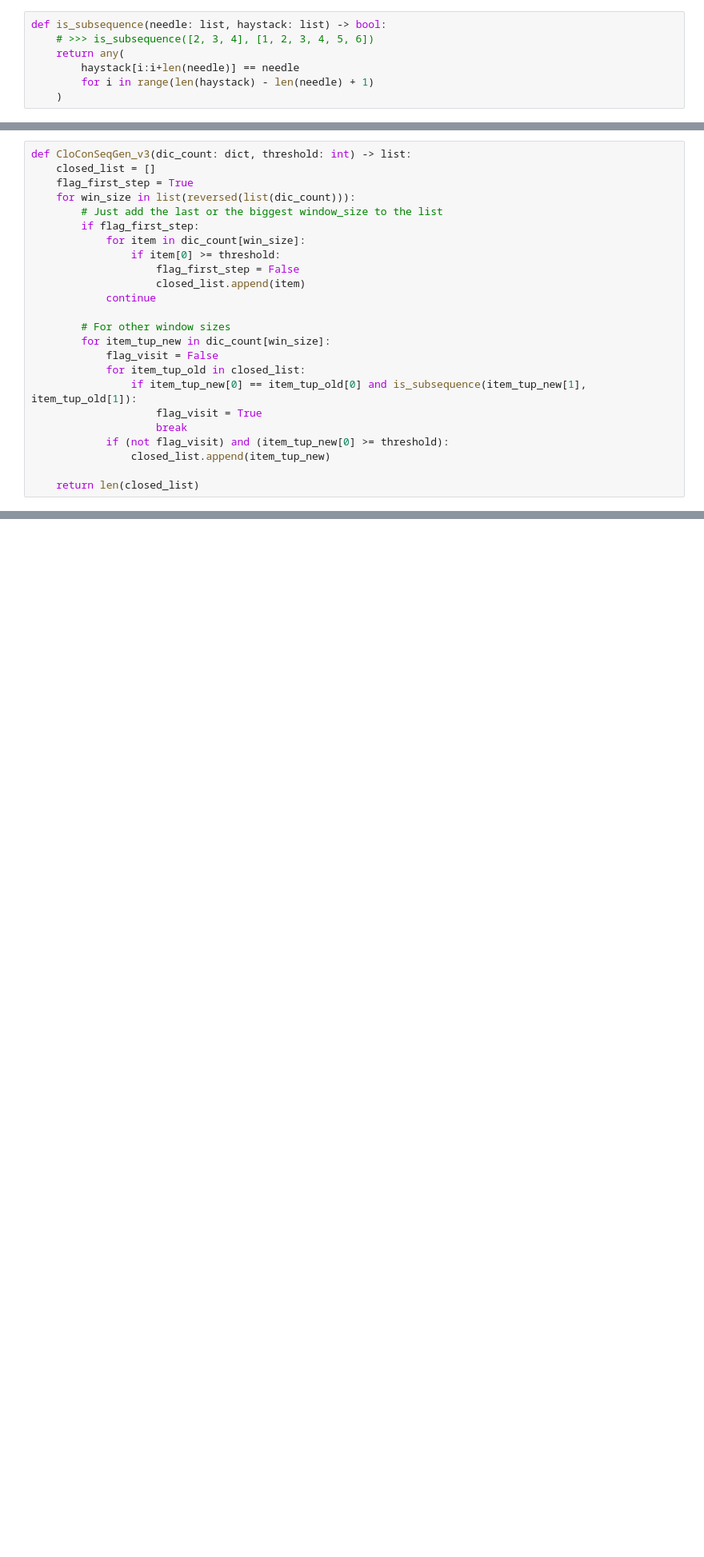
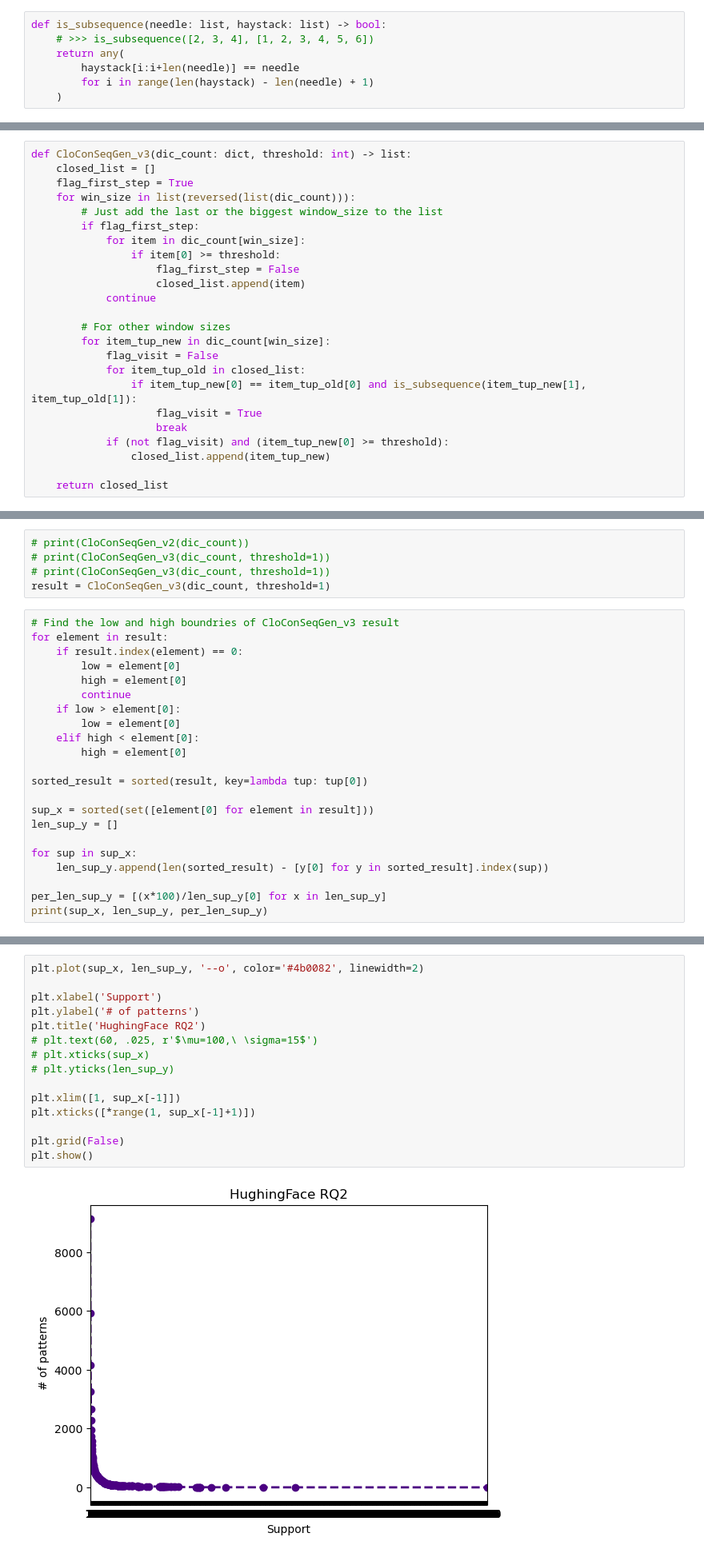
Before and after one commit to mooselab/ML_StackTrace, a Jupyter notebook: project_1_codes/Project_1_TF.ipynb, the cells around one changed output, grey strips where cells are left out. Shown at 80% size. Cells and saved outputs as stored; diff of their text form; blank space fills up the shorter version.

```diff
--- a/project_1_codes/Project_1_TF.ipynb
+++ b/project_1_codes/Project_1_TF.ipynb
@@ -1238,5 +1241,5 @@ def CloConSeqGen_v3(dic_count: dict, threshold: int) -> list:
             if (not flag_visit) and (item_tup_new[0] >= threshold):
                 closed_list.append(item_tup_new)
 
-    return len(closed_list)
+    return closed_list
 # %%
@@ -1249,0 +1249,27 @@ print(CloConSeqGen_v3(dic_count, 5))
+# %%
+# print(CloConSeqGen_v2(dic_count))
+# print(CloConSeqGen_v3(dic_count, threshold=1))
+# print(CloConSeqGen_v3(dic_count, threshold=1))
+result = CloConSeqGen_v3(dic_count, threshold=1)
+# %%
+# Find the low and high boundries of CloConSeqGen_v3 result
+for element in result:
+    if result.index(element) == 0:
+        low = element[0]
+        high = element[0]
+        continue
+    if low > element[0]:
+        low = element[0]
+    elif high < element[0]:
+        high = element[0]
+
+sorted_result = sorted(result, key=lambda tup: tup[0])
+
+sup_x = sorted(set([element[0] for element in result]))
+len_sup_y = []
+
+for sup in sup_x:
+    len_sup_y.append(len(sorted_result) - [y[0] for y in sorted_result].index(sup))
+
+per_len_sup_y = [(x*100)/len_sup_y[0] for x in len_sup_y]
+print(sup_x, len_sup_y, per_len_sup_y)
@@ -1249,0 +1278,17 @@ print(CloConSeqGen_v3(dic_count, 5))
+# %%
+plt.plot(sup_x, len_sup_y, '--o', color='#4b0082', linewidth=2)
+
+plt.xlabel('Support')
+plt.ylabel('# of patterns')
+plt.title('HughingFace RQ2')
+# plt.text(60, .025, r'$\mu=100,\ \sigma=15$')
+# plt.xticks(sup_x)
+# plt.yticks(len_sup_y)
+
+plt.xlim([1, sup_x[-1]])
+plt.xticks([*range(1, sup_x[-1]+1)])
+
+plt.grid(False)
+plt.show()
+# %% [output]
+[figure, added]
```
Also changed, not shown: parts of 15 cells of this notebook, 40 other files.
